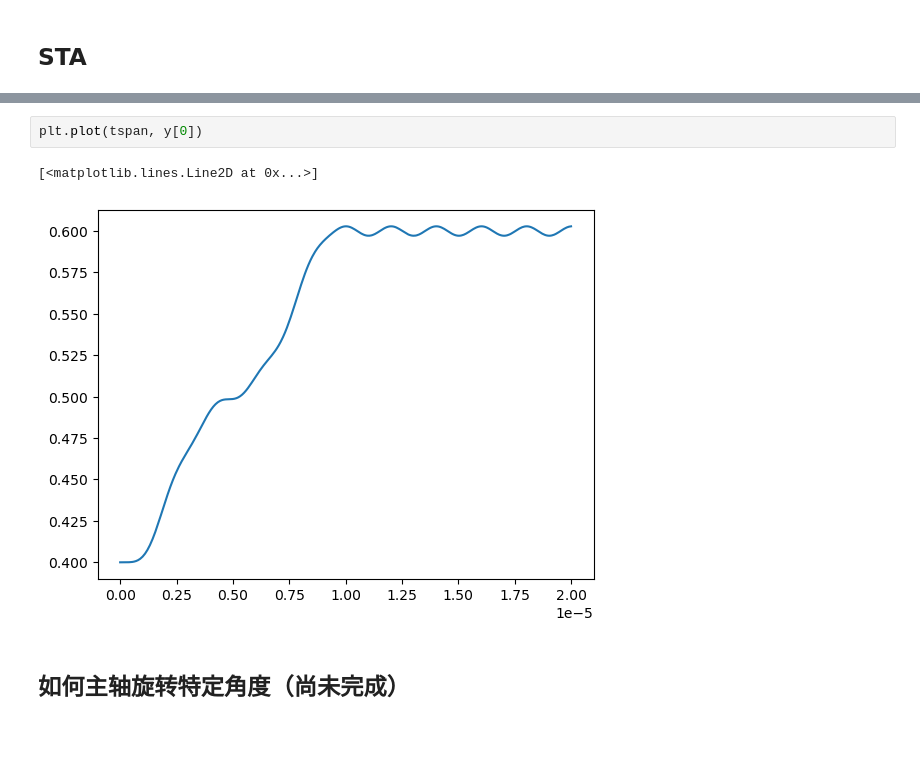
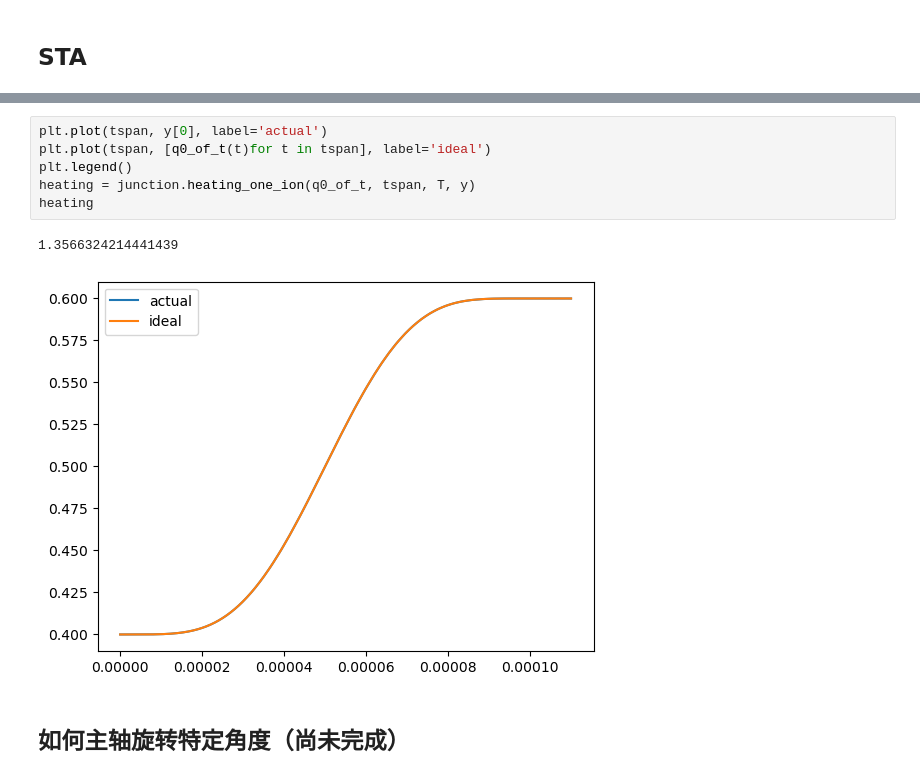
Before and after one commit to GaoxiangTang/junction-trap-simulation, a Jupyter notebook: demo.ipynb, the cells around one changed output, grey strips where cells are left out. Cells and saved outputs as stored; diff of their text form; blank space fills up the shorter version.

```diff
--- a/demo.ipynb
+++ b/demo.ipynb
@@ -239,8 +241,12 @@ heating = junction.heating_one_ion_during_transportation(q0_of_t, tspan, y.trans
-# %%
-plt.plot(tspan, y[0])
-# %% [output]
-[<matplotlib.lines.Line2D at 0x...>]
-[figure, removed]
+# %%
+plt.plot(tspan, y[0], label='actual')
+plt.plot(tspan, [q0_of_t(t)for t in tspan], label='ideal')
+plt.legend()
+heating = junction.heating_one_ion(q0_of_t, tspan, T, y)
+heating
+# %% [output]
+1.3566324214441439
+[figure, added]
 # %% [markdown]
 ## 如何主轴旋转特定角度（尚未完成）
 # %%
```
Also changed, not shown: parts of 14 cells of this notebook, 2 other files.
